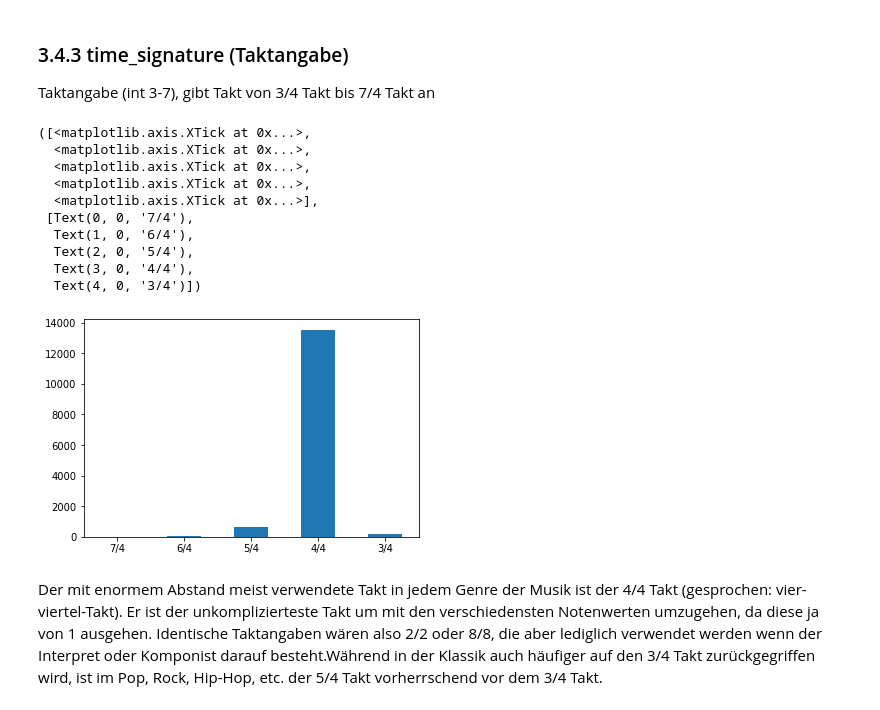
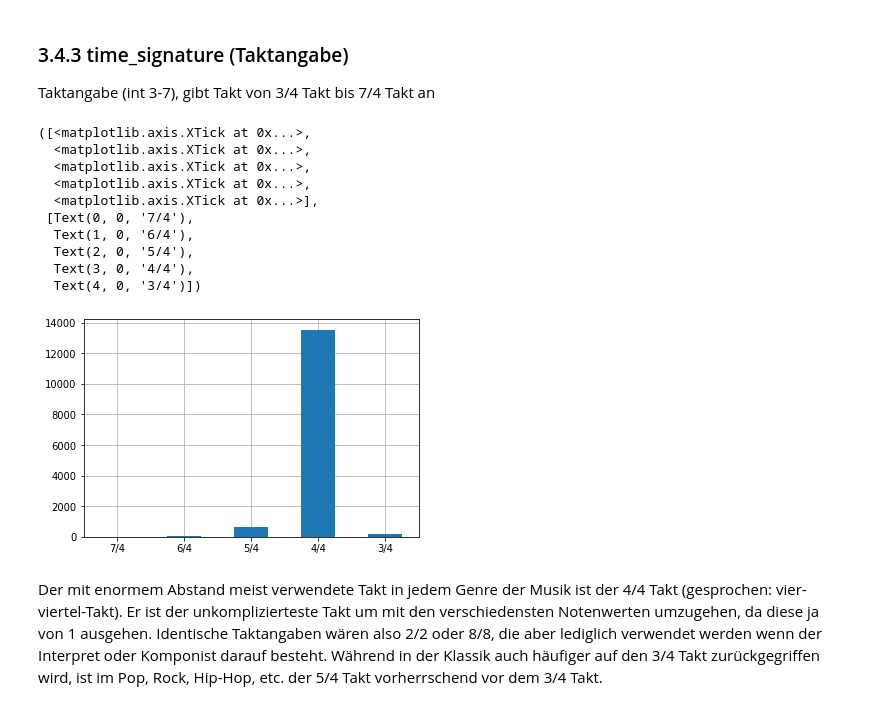
Before and after one commit to dschmtz/Data-Exploration-Project, a Jupyter notebook: project.ipynb, the cells around one changed output. Cells and saved outputs as stored; diff of their text form; code cells hidden in the pictures.

```diff
--- a/project.ipynb
+++ b/project.ipynb
@@ -259,6 +259,8 @@ cleared = pd.read_csv("song_data_expanded.csv")
 
 Zum Verständnis und der besseren Vorbereitung auf die Modellwahl, ist eine genaue Betrachtung der einzelnen Datenreihen sowie der Korrelationen zwischen ebendiesen unabdingbar.
 Erste Gedanken unsererseits drehen sich dabei um die Künstler. Ob es mehr One-Hit-Wonder oder konsistent beliebte Künstler gibt.
+# %%
+plt.rcParams["axes.axisbelow"] = True
 # %% [markdown]
 ### 3.1 Popularität eines Liedes
 # %%
@@ -617,17 +621,18 @@ Die Modalität eines Liedes spiegelt meist auch die Stimmung des Liedes wieder.
 Taktangabe (int 3-7), gibt Takt von 3/4 Takt bis 7/4 Takt an
 # %%
 cleared["time_signature"].value_counts().sort_index().plot.bar()
+plt.grid()
 plt.xticks(range(0, 5), labels=["7/4", "6/4", "5/4", "4/4", "3/4"], rotation=0)
 # %% [output]
 ([<matplotlib.axis.XTick at 0x...>,
   <matplotlib.axis.XTick at 0x...>,
   <matplotlib.axis.XTick at 0x...>,
   <matplotlib.axis.XTick at 0x...>,
   <matplotlib.axis.XTick at 0x...>],
  [Text(0, 0, '7/4'),
   Text(1, 0, '6/4'),
   Text(2, 0, '5/4'),
   Text(3, 0, '4/4'),
   Text(4, 0, '3/4')])
-[figure, old version]
+[figure, new version]
 # %% [markdown]
```
Also changed, not shown: parts of 54 cells of this notebook.
